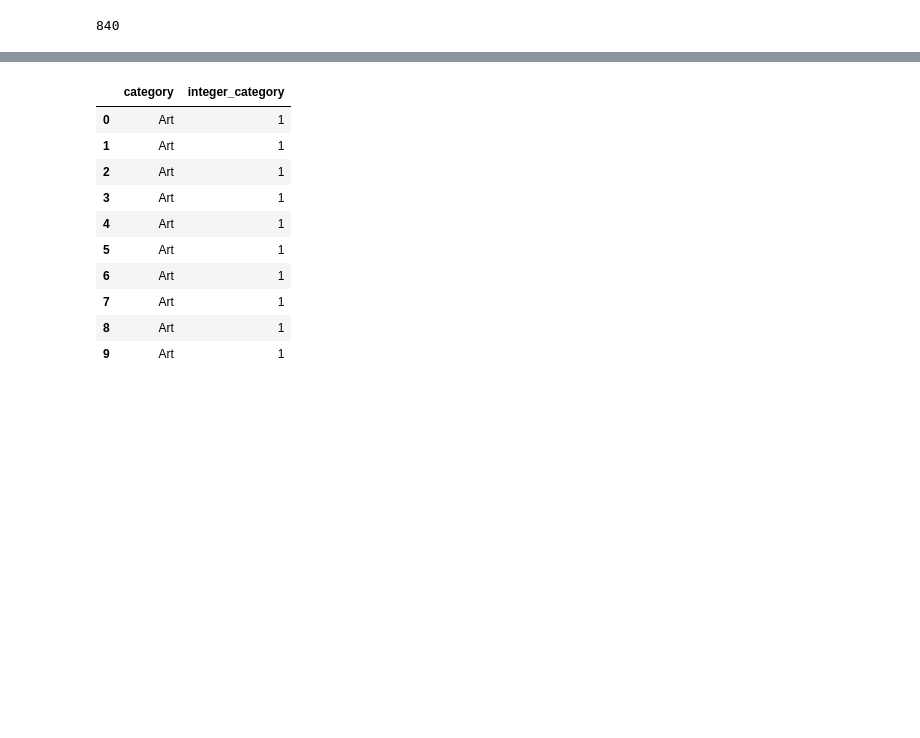
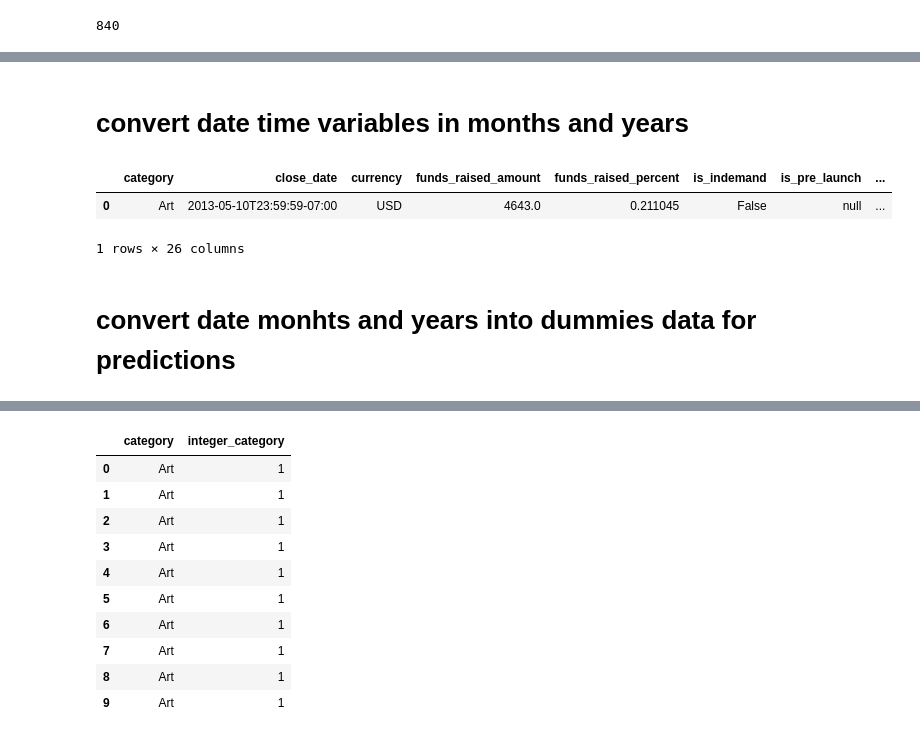
Before and after one commit to kimkxle/DS-SF-42, a Jupyter notebook: FinalProject_KimLe/finalproject_kimle.ipynb, the cells around one changed output, grey strips where cells are left out. Drawn from its saved outputs; the diff is of its cells as text; code cells hidden in the pictures; blank space fills up the shorter version.

```diff
--- a/FinalProject_KimLe/finalproject_kimle.ipynb
+++ b/FinalProject_KimLe/finalproject_kimle.ipynb
@@ -743,0 +739,2 @@ Index([u'close_date', u'currency', u'funds_raised_amount',
+# %% [markdown]
+# convert date time variables in months and years
@@ -743,0 +749,8 @@ Index([u'close_date', u'currency', u'funds_raised_amount',
+# %%
+df.head(1)
+# %% [output]
+|  | category | close_date | currency | funds_raised_amount | funds_raised_percent | is_indemand | is_pre_launch | ... |
+| 0 | Art | 2013-05-10T23:59:59-07:00 | USD | 4643.0 | 0.211045 | False | null | ... |
+1 rows × 26 columns
+# %% [markdown]
+# convert date monhts and years into dummies data for predictions
```
Also changed, not shown: parts of 34 cells of this notebook, 1 other file.
